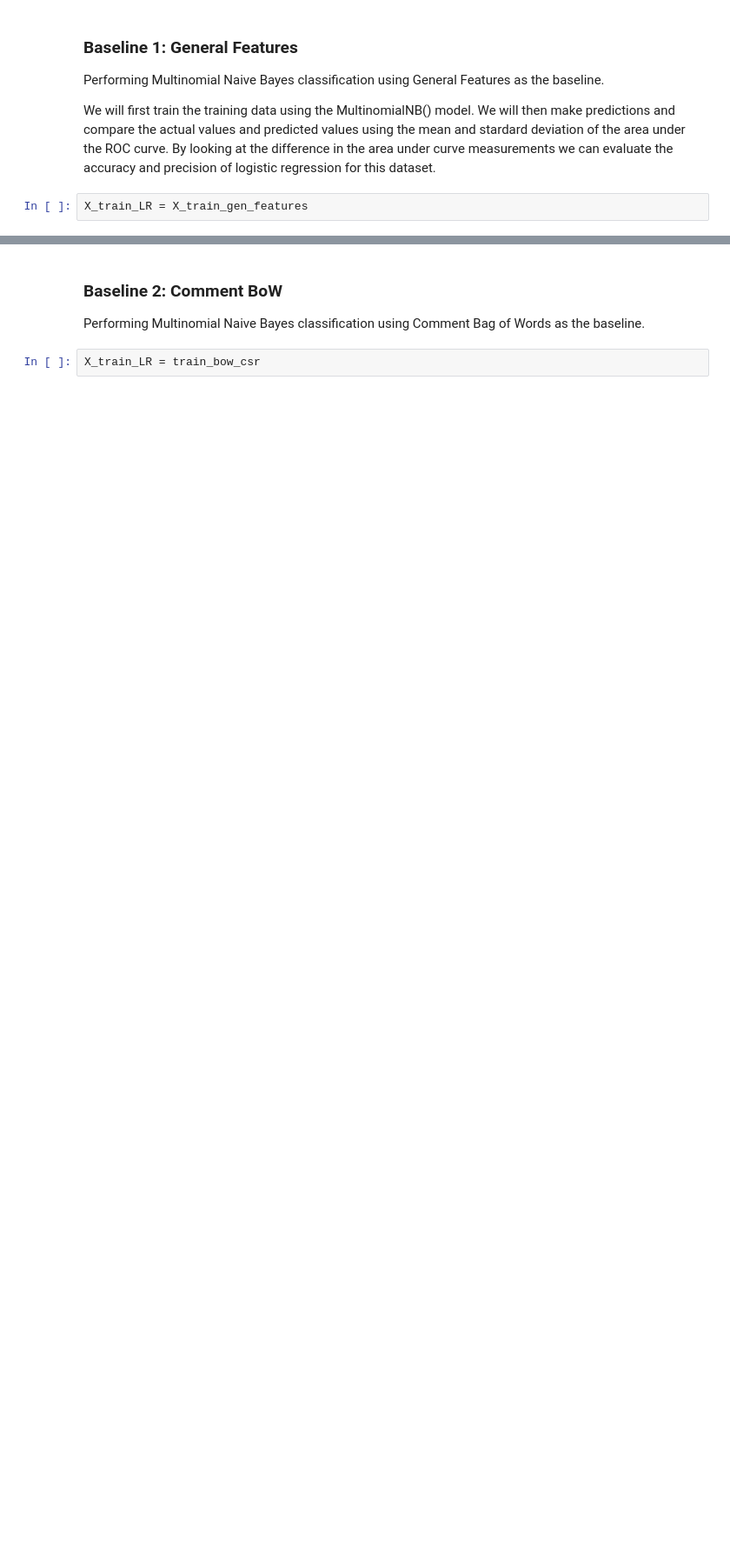
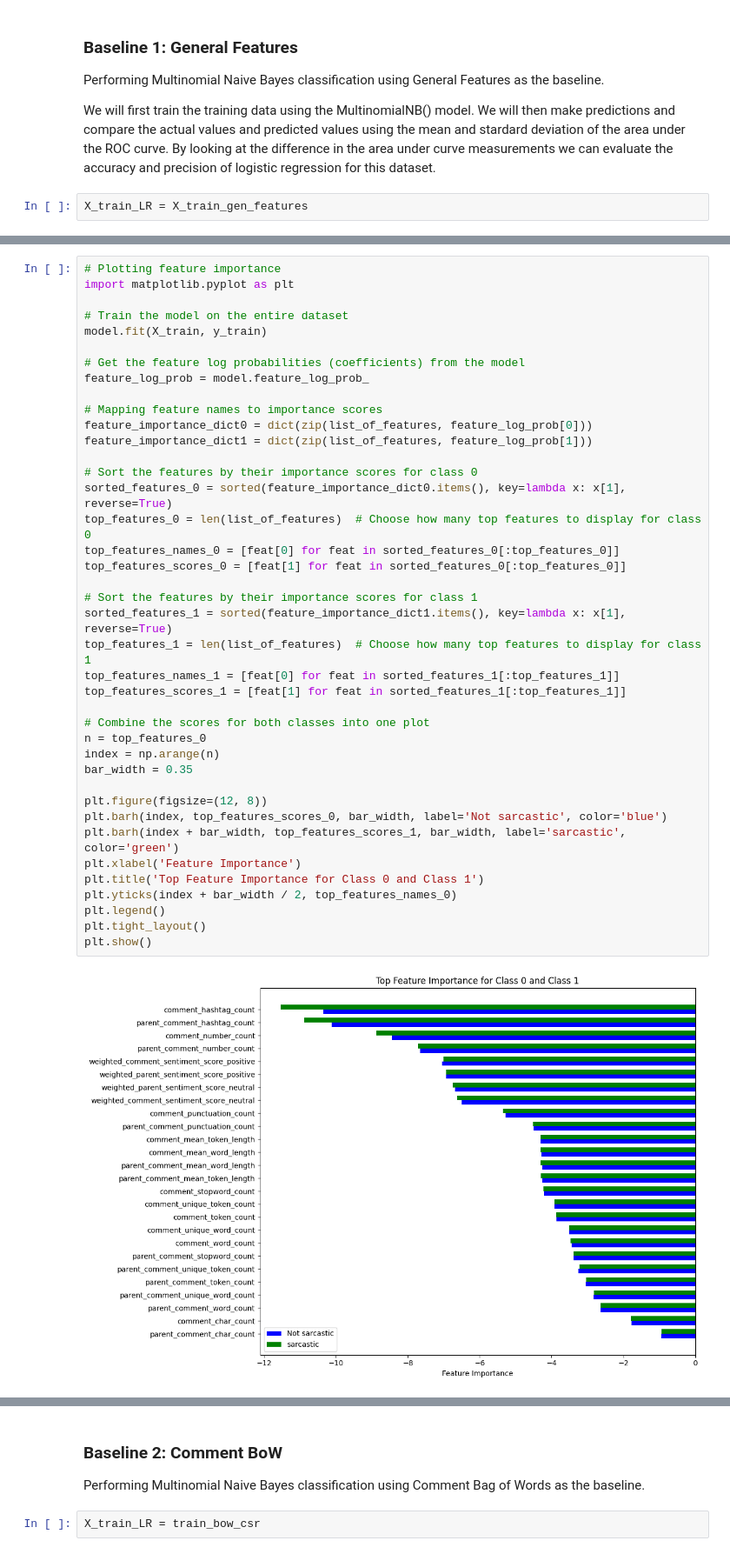
Before and after one commit to hoofangyu/cs3244_pg21, a Jupyter notebook: 4_2_naive_bayes_ml_withcomments.ipynb, the cells around one changed output, grey strips where cells are left out. Shown at 87% size. Cells and saved outputs as stored; diff of their text form; blank space fills up the shorter version.

Commit message:
Plotted feature importance for NB Classifier across all feature sets

```diff
--- a/4_2_naive_bayes_ml_withcomments.ipynb
+++ b/4_2_naive_bayes_ml_withcomments.ipynb
@@ -126,0 +127,42 @@ Standard Deviation of roc_auc: 0.0049351329703229965
+# %%
+# Plotting feature importance
+import matplotlib.pyplot as plt
+
+# Train the model on the entire dataset
+model.fit(X_train, y_train)
+
+# Get the feature log probabilities (coefficients) from the model
+feature_log_prob = model.feature_log_prob_
+
+# Mapping feature names to importance scores
+feature_importance_dict0 = dict(zip(list_of_features, feature_log_prob[0]))
+feature_importance_dict1 = dict(zip(list_of_features, feature_log_prob[1]))
+
+# Sort the features by their importance scores for class 0
+sorted_features_0 = sorted(feature_importance_dict0.items(), key=lambda x: x[1], reverse=True)
+top_features_0 = len(list_of_features)  # Choose how many top features to display for class 0
+top_features_names_0 = [feat[0] for feat in sorted_features_0[:top_features_0]]
+top_features_scores_0 = [feat[1] for feat in sorted_features_0[:top_features_0]]
+
+# Sort the features by their importance scores for class 1
+sorted_features_1 = sorted(feature_importance_dict1.items(), key=lambda x: x[1], reverse=True)
+top_features_1 = len(list_of_features)  # Choose how many top features to display for class 1
+top_features_names_1 = [feat[0] for feat in sorted_features_1[:top_features_1]]
+top_features_scores_1 = [feat[1] for feat in sorted_features_1[:top_features_1]]
+
+# Combine the scores for both classes into one plot
+n = top_features_0
+index = np.arange(n)
+bar_width = 0.35
+
+plt.figure(figsize=(12, 8))
+plt.barh(index, top_features_scores_0, bar_width, label='Not sarcastic', color='blue')
+plt.barh(index + bar_width, top_features_scores_1, bar_width, label='sarcastic', color='green')
+plt.xlabel('Feature Importance')
+plt.title('Top Feature Importance for Class 0 and Class 1')
+plt.yticks(index + bar_width / 2, top_features_names_0)
+plt.legend()
+plt.tight_layout()
+plt.show()
+# %% [output]
+[figure, added]
```
Also changed, not shown: parts of 38 cells of this notebook.
